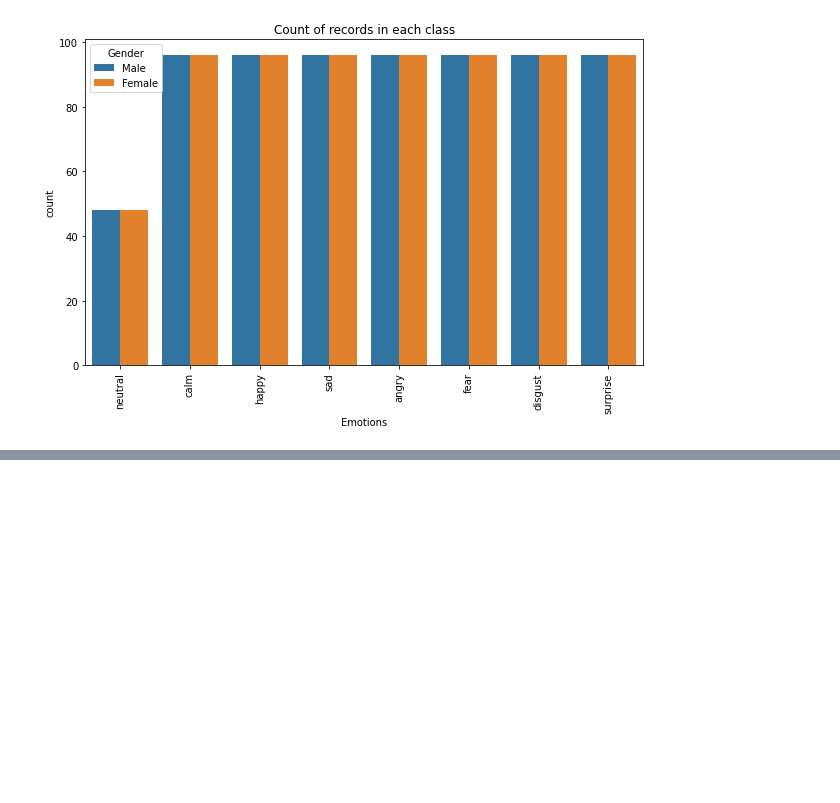
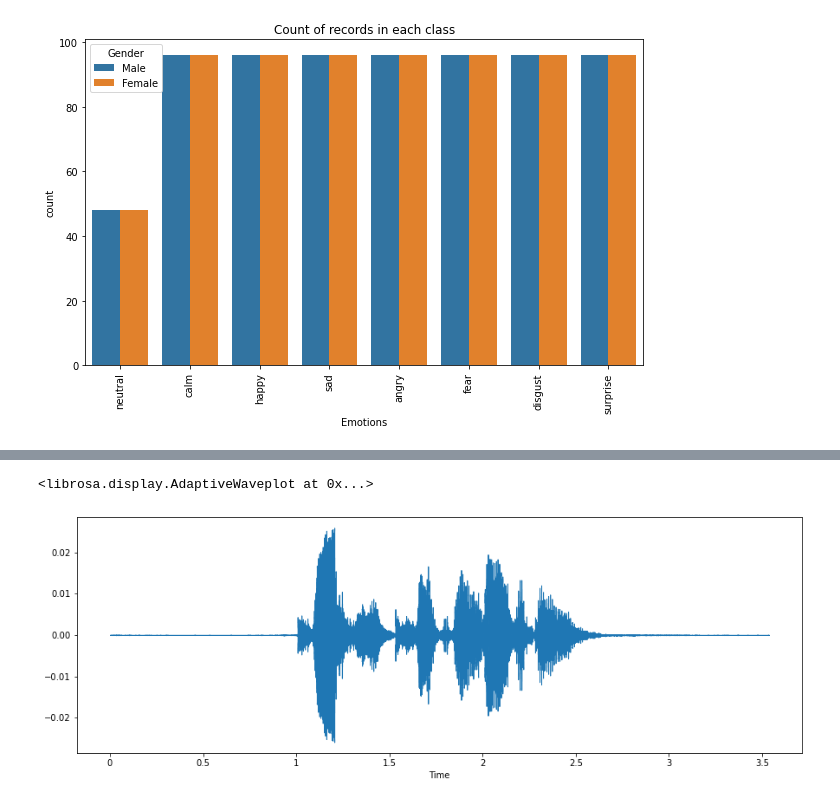
Before and after one commit to JasminJoy1/pds, a Jupyter notebook: SER.ipynb, the cells around one changed output, grey strips where cells are left out. Drawn from its saved outputs; the diff is of its cells as text; code cells hidden in the pictures; blank space fills up the shorter version.

```diff
--- a/SER.ipynb
+++ b/SER.ipynb
@@ -90,3 +95,7 @@ plt.xticks(rotation="vertical")
 plt.show()
 # %% [output]
 [figure]
+# %%
+import IPython.display as ipd
+calm_male_file = "C:/Python/PlayArea/speech-emotion-recognition-ravdess-data/Actor_01/03-01-02-01-01-01-01.wav"
+ipd.Audio(calm_male_file)
@@ -92,0 +104,10 @@ plt.show()
+# %%
+import librosa
+import librosa.display
+import matplotlib.pyplot as plt
+data, sample_rate = librosa.load(calm_male_file)
+plt.figure(figsize=(15, 5))
+librosa.display.waveshow(data, sr=sample_rate)
+# %% [output]
+<librosa.display.AdaptiveWaveplot at 0x...>
+[figure, added]
```
Also changed, not shown: parts of 8 cells of this notebook.
